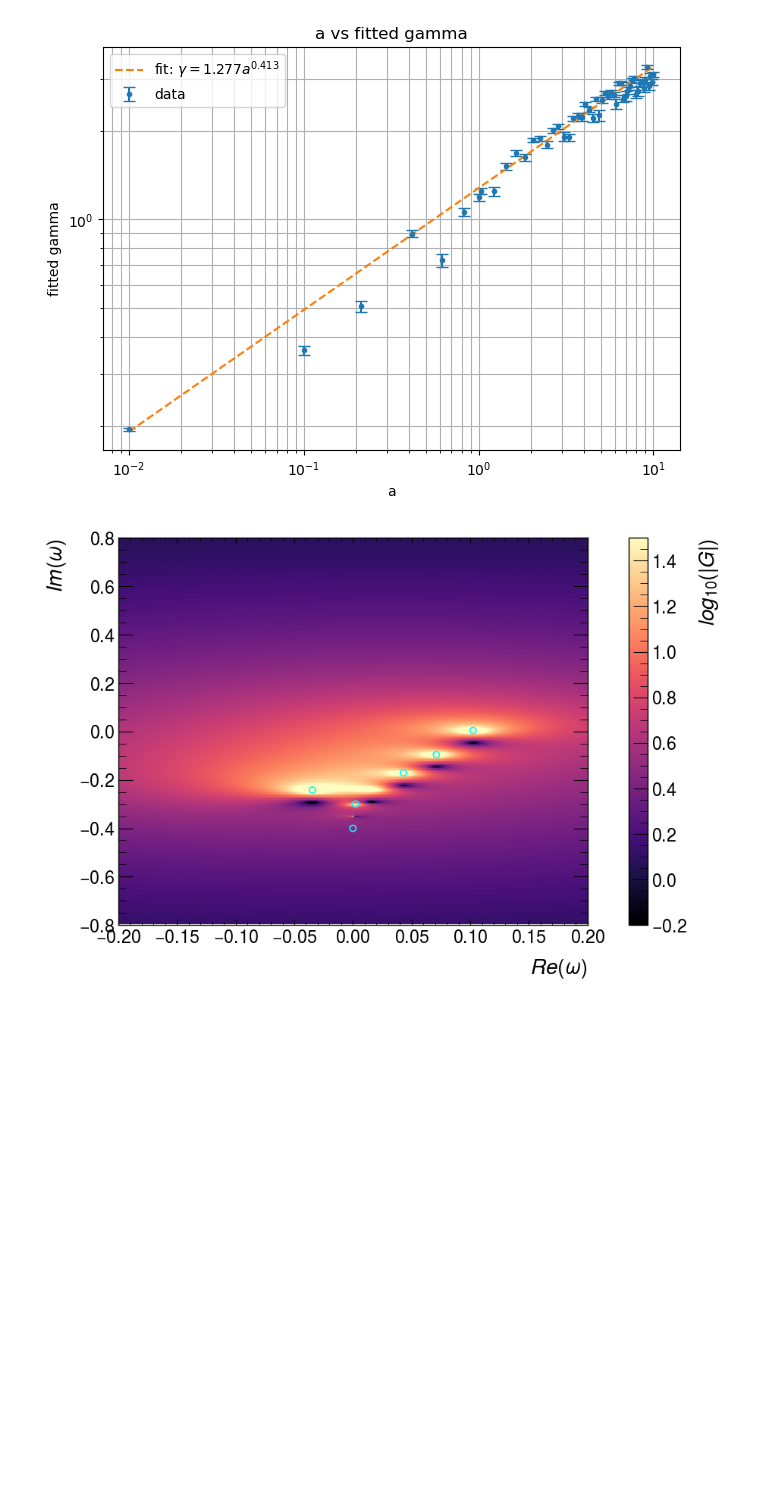
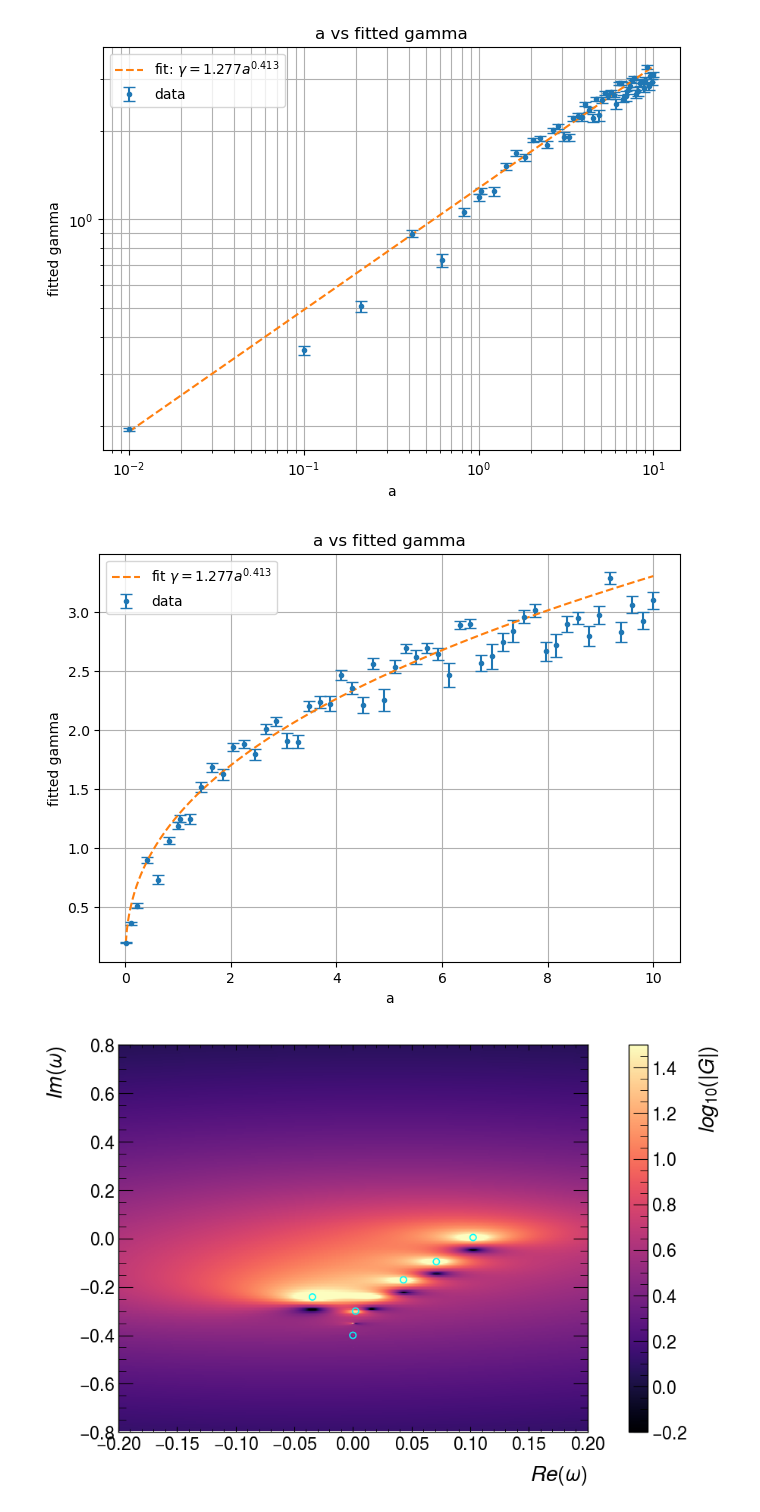
Before and after one commit to yygarypeng/thermalization-black-hole-model-with-inverted-harmonic-potential, a Jupyter notebook: greens_func.ipynb, the cells around one changed output. Saved outputs shown, nothing was run; the diff lists cells and outputs as text; code cells hidden in the pictures; blank space fills up the shorter version.

Commit message:
Add linear gamma power-law fit plot

```diff
--- a/greens_func.ipynb
+++ b/greens_func.ipynb
@@ -463,6 +463,39 @@ log-space power-law fit: gamma = 1.276636 * a^0.412869
 C = 1.276636 +/- 0.004291
 x = 0.412869     +/- 0.001622
 [figure]
+# %%
+# plot gamma(a) power-law fit from saved CSV data on linear axes
+gamma_points = np.genfromtxt(csv_dir / 'gamma_vs_a_points.csv', delimiter=',', names=True)
+gamma_fit_curve = np.genfromtxt(csv_dir / 'gamma_vs_a_fit_curve.csv', delimiter=',', names=True)
+
+fig, ax = plt.subplots(constrained_layout=True)
+ax.errorbar(
+    gamma_points['a'],
+    gamma_points['gamma'],
+    yerr=gamma_points['gamma_err'],
+    fmt='.',
+    linestyle='none',
+    capsize=4,
+    label='data',
+)
+ax.plot(
+    gamma_fit_curve['a'],
+    gamma_fit_curve['gamma_fit'],
+    '--',
+    label=r'fit $\gamma = 1.277a^{0.413}$',
+)
+
+ax.set_xlabel('a')
+ax.set_ylabel('fitted gamma')
+ax.set_title('a vs fitted gamma')
+ax.grid(True)
+ax.legend()
+
+fig.savefig(figure_dir / 'gamma_vs_a_power_law_fit_nolog.pdf', format='pdf', bbox_inches='tight')
+plt.show()
+plt.close(fig)
+# %% [output]
+[figure, added]
 # %%
 import mplhep as hep
 plt.style.use(hep.style.ATLAS) # larger and prettier plots for the heatmaps
```
Also changed, not shown: 1 other file.
